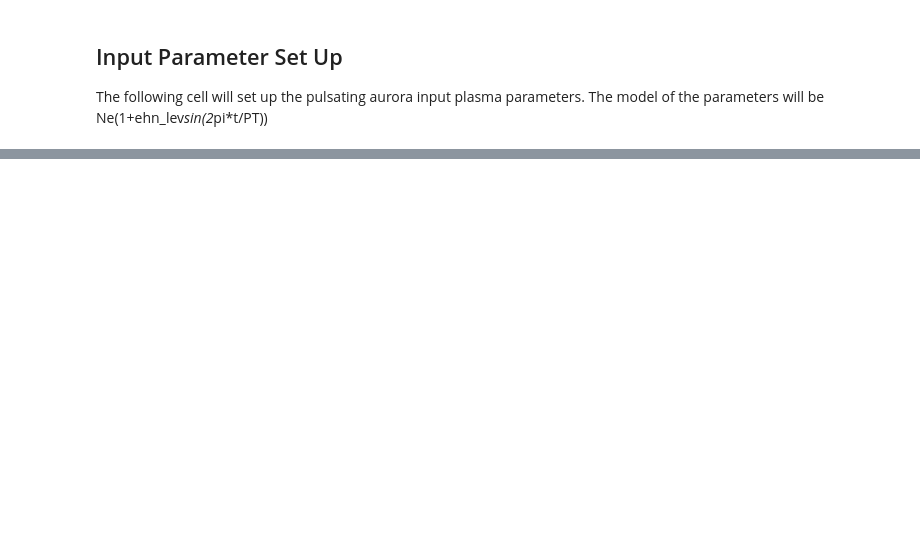
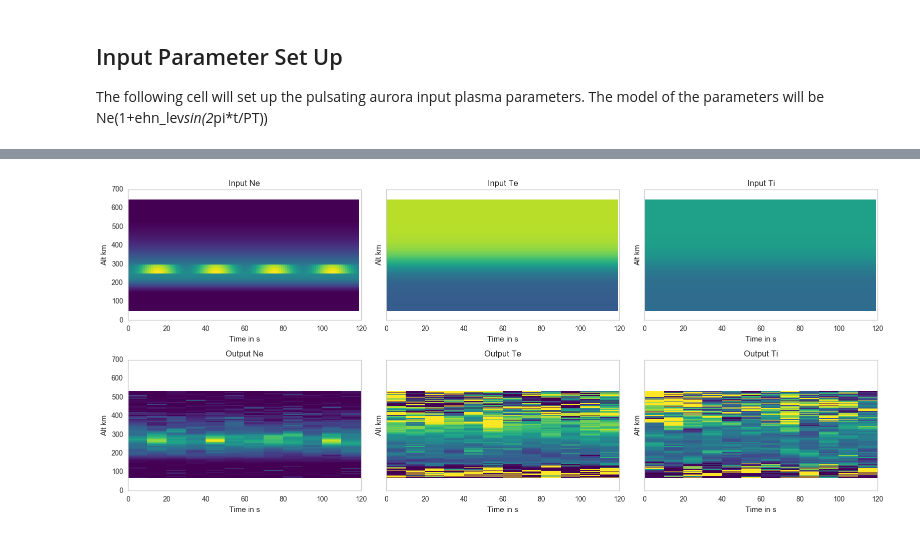
Before and after one commit to jswoboda/SimISR, a Jupyter notebook: ExampleNotebooks/Pulsatingaurora.ipynb, the cells around one changed output, grey strips where cells are left out. Drawn from its saved outputs; the diff is of its cells as text; code cells hidden in the pictures; blank space fills up the shorter version.

Commit message:
updates for pulsating aurora works, just needs colorbars

```diff
--- a/ExampleNotebooks/Pulsatingaurora.ipynb
+++ b/ExampleNotebooks/Pulsatingaurora.ipynb
@@ -35,6 +30,7 @@ pa_range=[250.,300.]# range of pulsation along altitude in km
 # set up the time and space vectors
 dt=1.
 timevec=sp.arange(120.)*dt
+timemat=sp.column_stack((timevec,(timevec/dt+1)*dt))
 z = (50.+sp.arange(120)*5.)
 nz = len(z)
 coords = sp.column_stack((sp.zeros((nz,2)),z))
@@ -45,7 +41,7 @@ PA_weight_rep = sp.tile(PA_weight[sp.newaxis,:],[logar.sum(),1])
 
 # Make a set of input parameters with a electron density modeled by a Chapman function and an electron and ion temperature
 # modeled as shifted and scalled atan functions.
-Icont1=MakeTestIonoclass(testv=False,testtemp=True,N_0=1e11,z_0=250.0,H_0=50.0,coords=coords,times=timevec)
+Icont1=MakeTestIonoclass(testv=False,testtemp=True,N_0=1e11,z_0=250.0,H_0=50.0,coords=coords,times=timemat)
 # Apply windowing to the electron density
 Icont1.Param_List[logar,:,-1,0]=PA_weight_rep*Icont1.Param_List[logar,:,-1,0]
 
@@ -86,6 +83,6 @@ Icontstart.saveh5(os.path.join(testpath,'startfile.h5'))
 # %%
 functlist = ['spectrums','radardata','fitting']
 
-config = os.path.join(testpath,'stats.ini')
+config = str(testpath.joinpath('stats.ini'))
 
-runsim(functlist,testpath,config,True)
+runsim(functlist,testpath,config,True,printlines=False)
@@ -92,30 +128,41 @@ runsim(functlist,testpath,config,True)
 # %%
 sns.set_style("whitegrid")
 sns.set_context("notebook")
-fig1,axmat =plt.subplots(1,3,figsize = (16,7),sharey=True)
+fig1,axmat =plt.subplots(2,3,figsize = (16,7),sharey=True)
 axvec = axmat.flatten()
-fittedfile = os.path.join(testpath,'Fitted','fitteddata.h5')
-fitiono = IonoContainer.readh5(fittedfile)
+fittedfile =testpath.joinpath('Fitted','fitteddata.h5')
+fitiono = IonoContainer.readh5(str(fittedfile))
 paramlist = ['Ne','Te','Ti']
 indlist =[sp.argwhere(ip==fitiono.Param_Names)[0][0] for ip in paramlist]
 n_indlist =[sp.argwhere(('n'+ip)==fitiono.Param_Names)[0][0] for ip in paramlist]
 
+
+Tmat_in, Amat_in =sp.meshgrid(timevec,z)
 altin =Icont1.Cart_Coords[:,2]
+tout=fitiono.Time_Vector[:,0]
 altfit = fitiono.Cart_Coords[:,2]
 
+Tmat_out, Amat_out =sp.meshgrid(tout,altfit)
+
 in_ind=[[1,0],[1,1],[0,1]]
-pbounds = [[1e10,1.2e11],[200.,3000.],[200.,2500.],[-100.,100.]]
-for i,iax in enumerate(axvec):
+pbounds = [[1e10,2e11],[200.,3000.],[200.,2500.],[-100.,100.]]
+for i in range(len(paramlist)):
+    iax=axmat[0,i]
+    iaxo=axmat[1,i]
     iinind = in_ind[i]
     ifitind = indlist[i]
-    n_ifitind = n_indlist[i]
     #plot input
-    indata = Icont1.Param_List[:,0,iinind[0],iinind[1]]
-    iax.plot(indata,altin)
+    curin = Icont1.Param_List[:,:,iinind[0],iinind[1]]
+    image_in = iax.pcolor(Tmat_in,Amat_in,curin,cmap='viridis',vmin=pbounds[i][0],vmax=pbounds[i][1])
+    iax.set_xlabel("Time in s")
+    iax.set_ylabel('Alt km')
+    iax.set_title('Input ' +paramlist[i])
     #plot fitted data
-    fitdata = fitiono.Param_List[:,0,ifitind]
-    fit_error = fitiono.Param_List[:,0,n_ifitind]
-    ploth=iax.plot(fitdata,altfit)[0]
-    iax.set_xlim(pbounds[i])
-    iax.errorbar(fitdata,altfit,xerr=fit_error,fmt='-o',color=ploth.get_color())
-    iax.set_title(paramlist[i])
+    fitdata = fitiono.Param_List[:,:,ifitind]
+    image_out = iaxo.pcolor(Tmat_out,Amat_out,fitdata,cmap='viridis',vmin=pbounds[i][0],vmax=pbounds[i][1])
+    iaxo.set_xlabel("Time in s")
+    iaxo.set_ylabel('Alt km')
+    iaxo.set_title('Output ' +paramlist[i])
+    plt.tight_layout()
+# %% [output]
+[figure, added]
```
Also changed, not shown: parts of 6 cells of this notebook, 1 other file.
